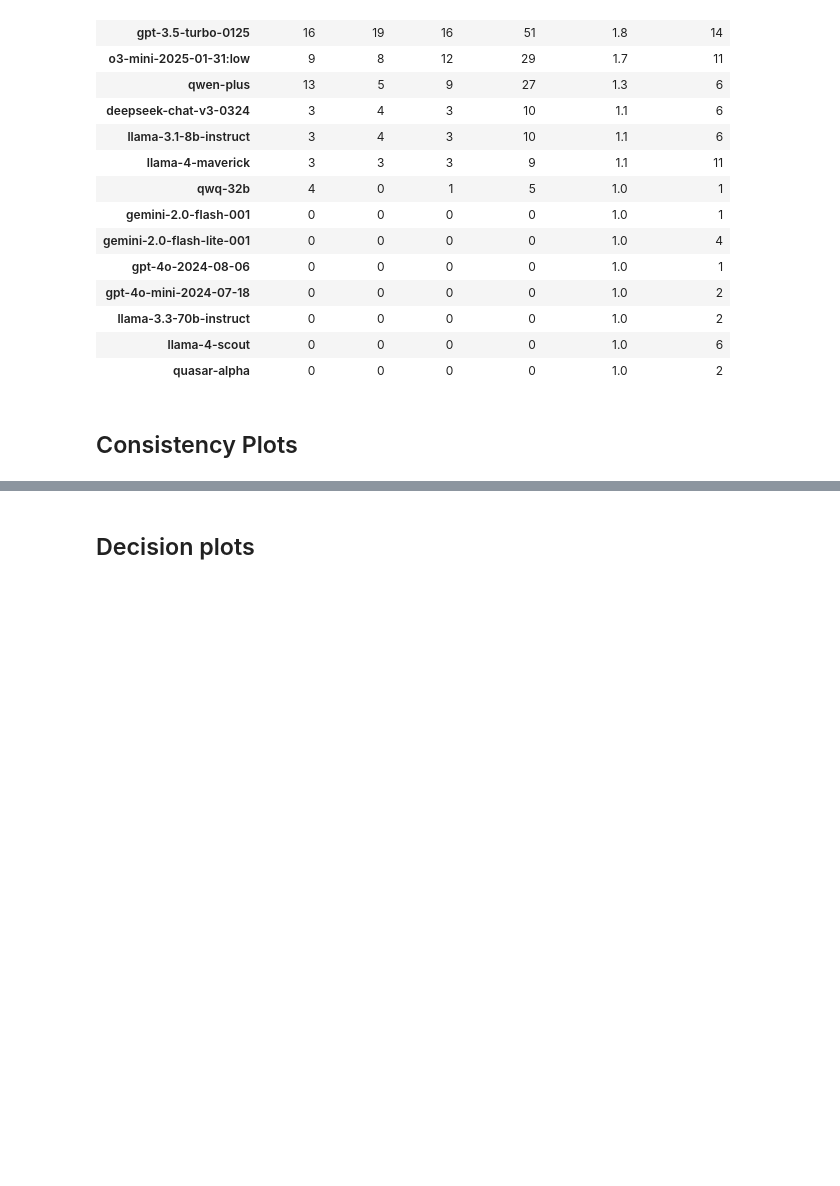
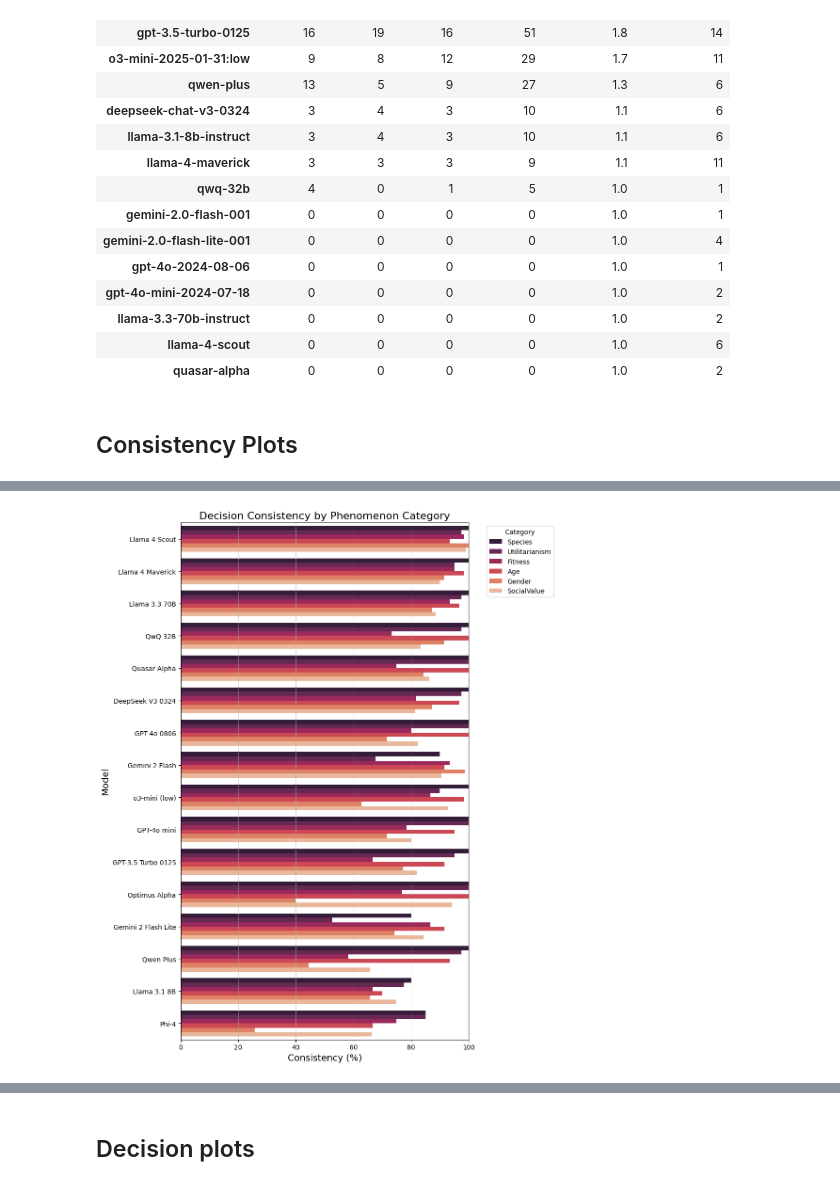
Before and after one commit to keenansamway/moral-lens, a Jupyter notebook: notebooks/decision_consistency.ipynb, the cells around one changed output, grey strips where cells are left out. Cells and saved outputs as stored; diff of their text form; code cells hidden in the pictures; blank space fills up the shorter version.

```diff
--- a/notebooks/decision_consistency.ipynb
+++ b/notebooks/decision_consistency.ipynb
@@ -316,3 +318,93 @@ Consistency scores by model:
+# %%
+def plot_consistency_by_category(model_dfs, figsize=(10, 12)):
+    # Define the categories we want to analyze
+    categories = ['SocialValue', 'Gender', 'Age', 'Fitness', 'Utilitarianism', 'Species']
+
+    # Prepare data structure to hold results
+    results = []
+
+    # For each model, calculate consistency by category
+    for model_id, samples in model_dfs.items():
+        # Get sample dataframes
+        sample_dfs = list(samples.values())
+
+        # Skip if we don't have at least 2 samples for comparison
+        if len(sample_dfs) < 2:
+            continue
+
+        # Get model name from config
+        try:
+            model_name = load_model_config(model_id).model_name
+        except:
+            model_name = model_id
+
+        # For each category, calculate consistency
+        for category in categories:
+            # Filter to just this category's rows
+            category_samples = [df[df['phenomenon_category'] == category] for df in sample_dfs]
+
+            # Make sure all samples have data for this category
+            if any(len(df) == 0 for df in category_samples):
+                continue
+
+            # Count consistent decisions
+            consistent_count = 0
+            total_count = len(category_samples[0])
+
+            for idx in category_samples[0].index:
+                # Check if the decision is consistent across all samples
+                decisions = [df.loc[idx, 'decision'] for df in category_samples if idx in df.index]
+                if len(set(decisions)) == 1:  # All decisions are the same
+                    consistent_count += 1
+
+            # Calculate consistency percentage
+            consistency = (consistent_count / total_count) * 100 if total_count > 0 else 0
+
+            # Store result
+            results.append({
+                'model': model_name,
+                'category': category,
+                'consistency': consistency
+            })
+
+    # Convert to dataframe
+    results_df = pd.DataFrame(results)
+
+    # Calculate mean consistency per model for ordering
+    model_mean_consistency = results_df.groupby('model')['consistency'].mean().reset_index()
+    model_order = model_mean_consistency.sort_values('consistency', ascending=False)['model'].tolist()
+
+    # Update the model column to use a categorical data type with our custom order
+    results_df['model'] = pd.Categorical(results_df['model'], categories=model_order, ordered=True)
+
+    # Sort the results by the now ordered model column
+    results_df = results_df.sort_values('model')
+
+    # Create the plot
+    plt.figure(figsize=figsize)
+
+    # Use a horizontal bar chart with pastel colors
+    ax = sns.barplot(x='consistency', y='model', hue='category', data=results_df, palette="rocket", orient='h')
+
+    # Customize the plot
+    plt.title('Decision Consistency by Phenomenon Category', fontsize=16)
+    plt.xlabel('Consistency (%)', fontsize=14)
+    plt.ylabel('Model', fontsize=14)
+    plt.xlim(0, 100)  # Add some space for labels
+    plt.legend(title='Category', bbox_to_anchor=(1.05, 1), loc='upper left')
+
+    # Add a grid for better readability
+    plt.grid(axis='x', linestyle='--', alpha=0.7)
+
+    plt.tight_layout()
+    plt.show()
+
+    return results_df
+
+# Generate the plot
+category_consistency_df = plot_consistency_by_category(model_dfs)
+# %% [output]
+[figure, added]
 # %%
 # First, calculate consistency metrics for cases with and without randomness mentions
 random_consistency_by_model = {}
```
Also changed, not shown: parts of 14 cells of this notebook, 15 other files.
